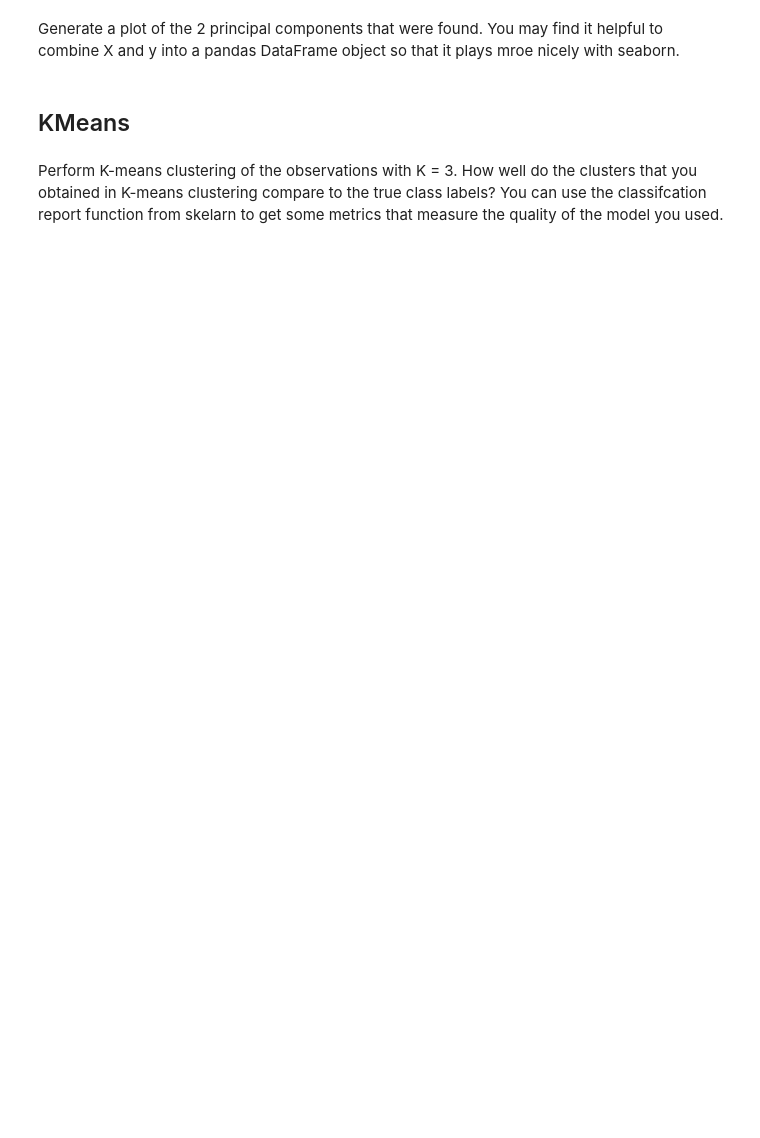
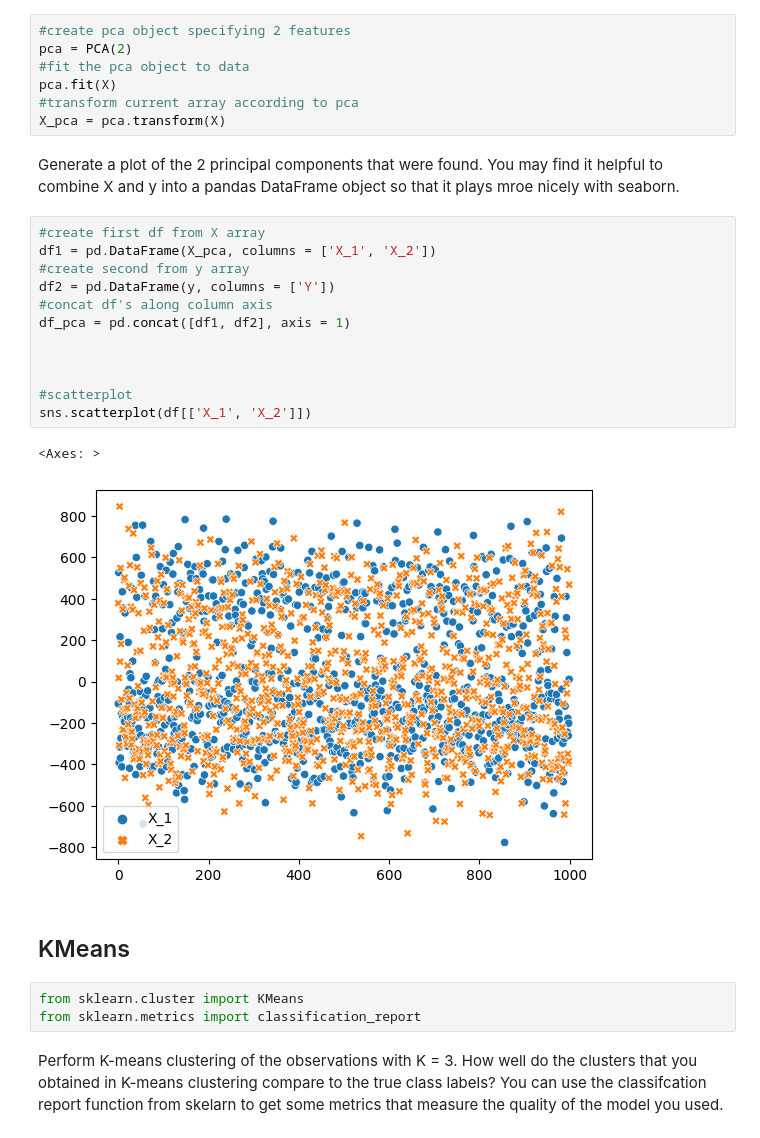
Before and after one commit to JedRoundy/Machine_Learning_For_Economists, a Jupyter notebook: pset3coding.ipynb, the cells around one changed output. Cells and saved outputs as stored; diff of their text form; blank space fills up the shorter version.

```diff
--- a/pset3coding.ipynb
+++ b/pset3coding.ipynb
@@ -260,9 +273,34 @@ from sklearn.decomposition import PCA
 
 SEED = 123
 X, y = make_blobs(n_samples=1000, n_features=5000, cluster_std=90., random_state=SEED)
+# %%
+#create pca object specifying 2 features
+pca = PCA(2)
+#fit the pca object to data
+pca.fit(X)
+#transform current array according to pca
+X_pca = pca.transform(X)
 # %% [markdown]
 Generate a plot of the 2 principal components that were found. You may find it helpful to combine X and y into a pandas DataFrame object so that it plays mroe nicely with seaborn.
+# %%
+#create first df from X array
+df1 = pd.DataFrame(X_pca, columns = ['X_1', 'X_2'])
+#create second from y array
+df2 = pd.DataFrame(y, columns = ['Y'])
+#concat df's along column axis
+df_pca = pd.concat([df1, df2], axis = 1)
+
+
+
+#scatterplot
+sns.scatterplot(df[['X_1', 'X_2']])
+# %% [output]
+<Axes: >
+[figure, added]
 # %% [markdown]
 ## KMeans
+# %%
+from sklearn.cluster import KMeans
+from sklearn.metrics import classification_report
 # %% [markdown]
 Perform K-means clustering of the observations with K = 3. How well do the clusters that you obtained in K-means clustering compare to the true class labels? You can use the classifcation report function from skelarn to get some metrics that measure the quality of the model you used.
```
Also changed, not shown: parts of 8 cells of this notebook.
